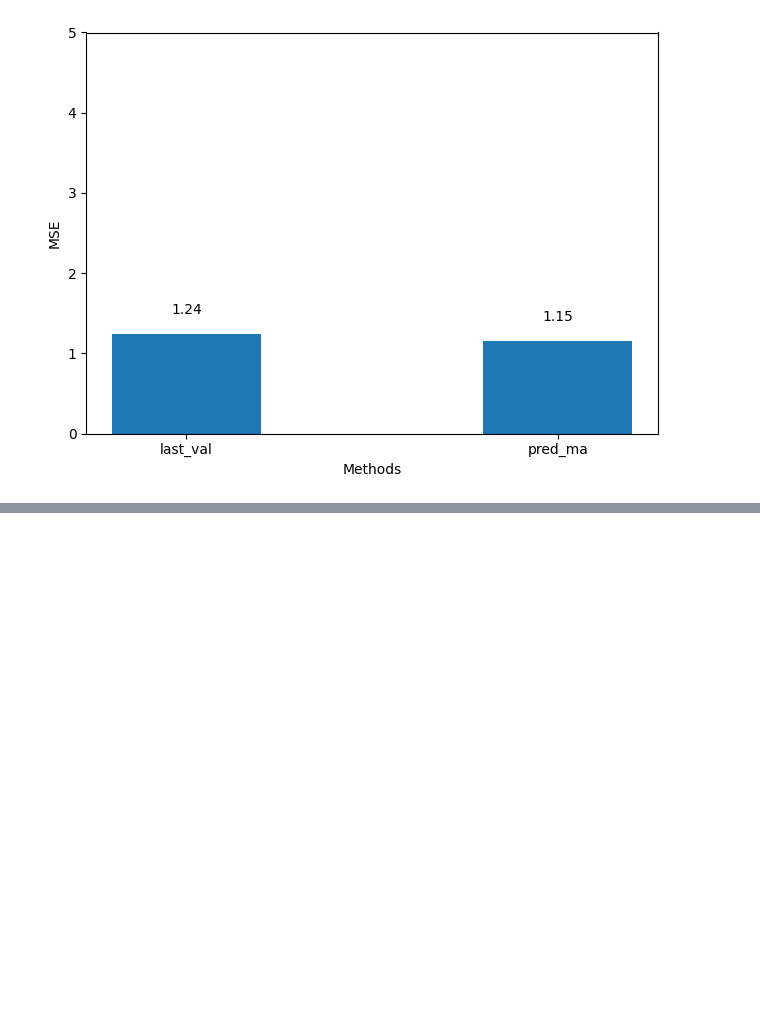
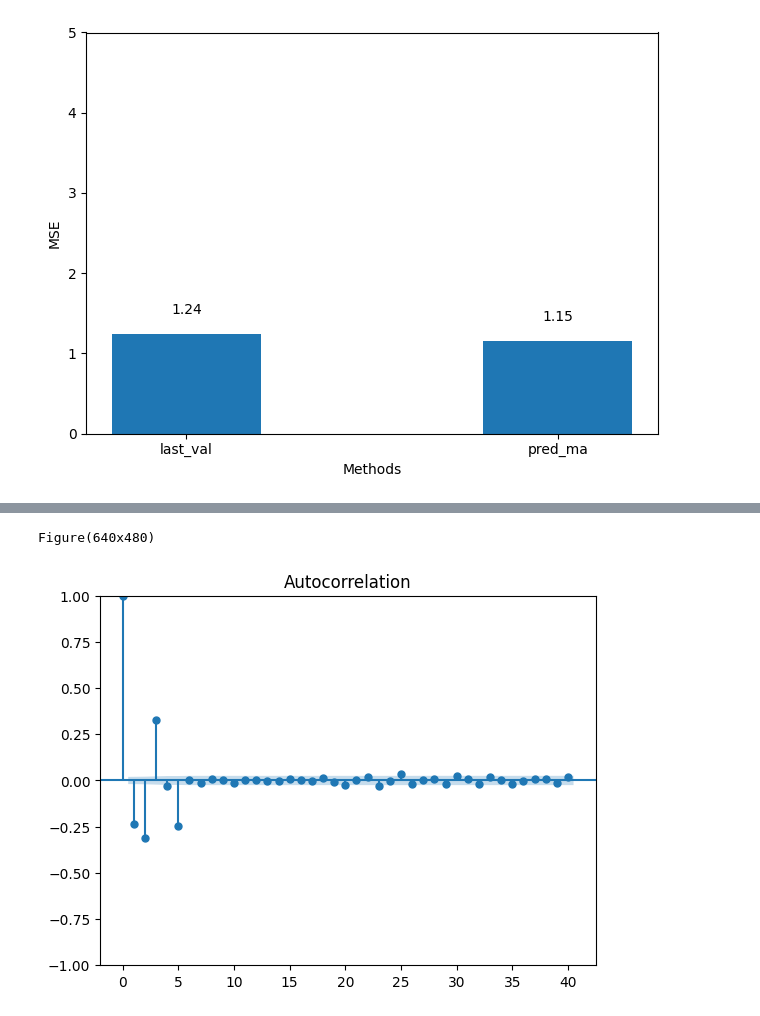
Before and after one commit to Mkranj/ts_forc_python, a Jupyter notebook: CH04/ch4_ex.ipynb, the cells around one changed output, grey strips where cells are left out. Saved outputs shown, nothing was run; the diff lists cells and outputs as text; code cells hidden in the pictures; blank space fills up the shorter version.

```diff
--- a/CH04/ch4_ex.ipynb
+++ b/CH04/ch4_ex.ipynb
@@ -330,0 +364,9 @@ plt.tight_layout()
+# %%
+# Testing for random walk
+diffs = np.diff(ma4_process)
+adfuller(diffs)[0:2]
+print(plot_acf(diffs))
+# Not a random walk because of autocorrelations
+# %% [output]
+Figure(640x480)
+[figure, added]
```
Also changed, not shown: parts of 13 cells of this notebook.
